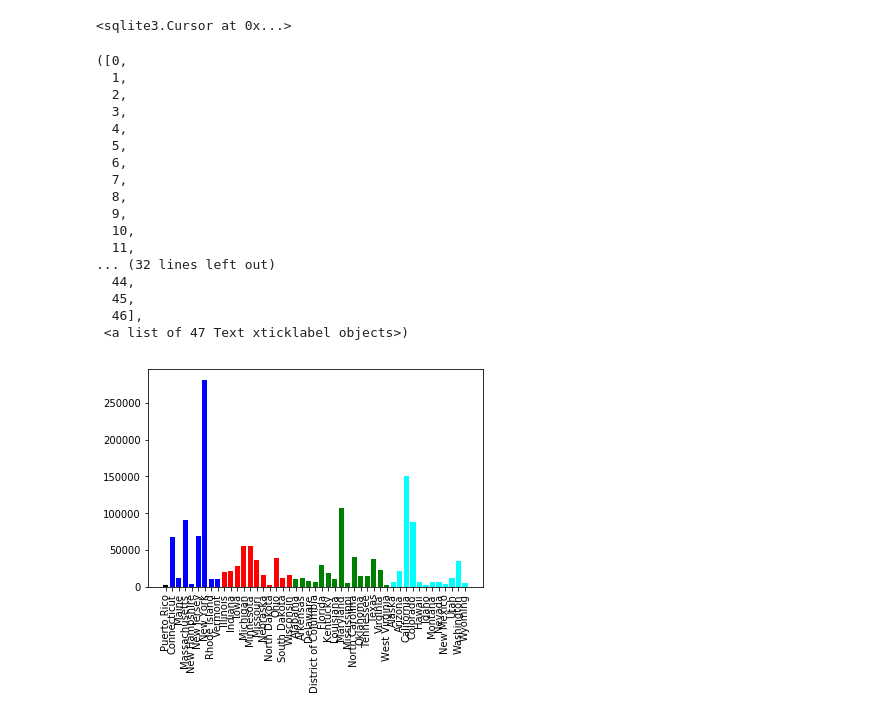
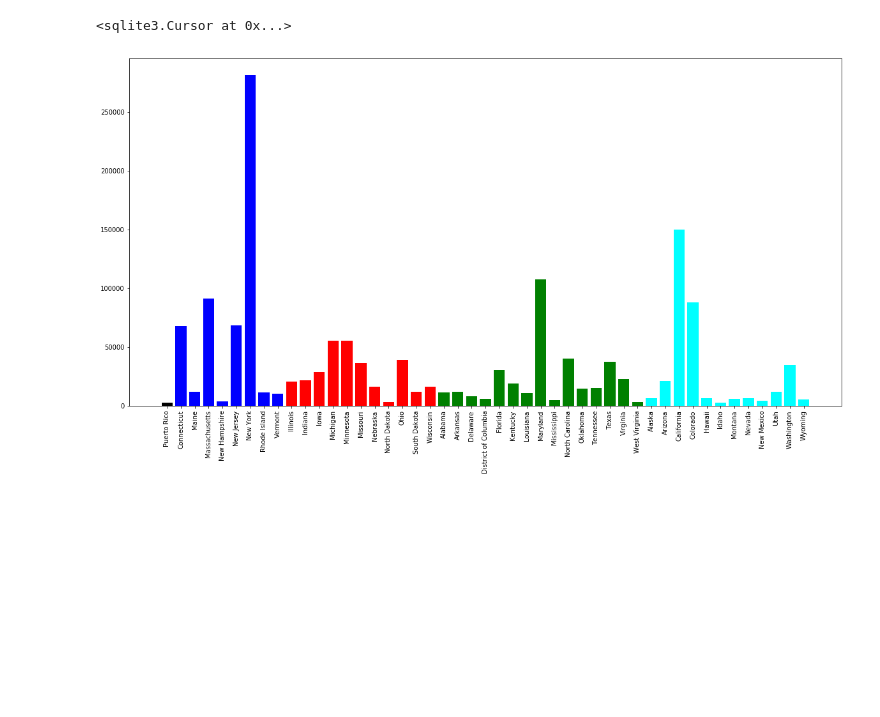
Before and after one commit to katevitale/SAMHDA, a Jupyter notebook: Main.ipynb, the cells around one changed output. Saved outputs shown, nothing was run; the diff lists cells and outputs as text; code cells hidden in the pictures; blank space fills up the shorter version.

```diff
--- a/Main.ipynb
+++ b/Main.ipynb
@@ -16,7 +16,7 @@ TEDSA.to_sql(name="TEDSA", con=connection) #, if_exists="append", index=False)
 del(TEDSA)
 # %%
 # create dictionaries for the numerical coding of data from SAMHDA data source
-State_dict = {1:"Alabama",2:"Alaska", 4:"Arizona", 5:"Arkensas", 6:"California", 8:"Colorado", 9:"Connecticut",
+State_dict = {1:"Alabama",2:"Alaska", 4:"Arizona", 5:"Arkansas", 6:"California", 8:"Colorado", 9:"Connecticut",
              10:"Delaware", 11: "District of Columbia", 12: "Florida", 15:"Hawaii", 16:"Idaho", 17:"Illinois",
              18:"Indiana", 19:"Iowa", 21:"Kentucky", 22:"Louisiana", 23:"Maine", 24:"Maryland", 25:"Massachusetts",
              26: "Michigan", 27:"Minnesota", 28:"Mississippi", 29:"Missouri", 30:"Montana", 31:"Nebraska",
@@ -37,33 +37,16 @@ region_color = {0:'black', 1:'blue', 2:'red', 3:'green', 4:'cyan'}
 # %%
 colors = list()
 states = list()
 episodes = list()
 for entry in state_table_with_codes:
     colors.append(region_color[entry[0]])
     states.append(State_dict[entry[1]])
     episodes.append(entry[2])
 
 %matplotlib inline
 
+plt.figure(figsize=(20,10))
 plt.bar(states, episodes, color=colors)
-
-plt.xticks(rotation=90)
+plt.xticks(rotation=90);
 # %% [output]
-([0,
-  1,
-  2,
-  3,
-  4,
-  5,
-  6,
-  7,
-  8,
-  9,
-  10,
-  11,
-... (32 lines left out)
-  44,
-  45,
-  46],
- <a list of 47 Text xticklabel objects>)
-[figure, old version]
+[figure, new version]
```
Also changed, not shown: parts of 7 cells of this notebook.
